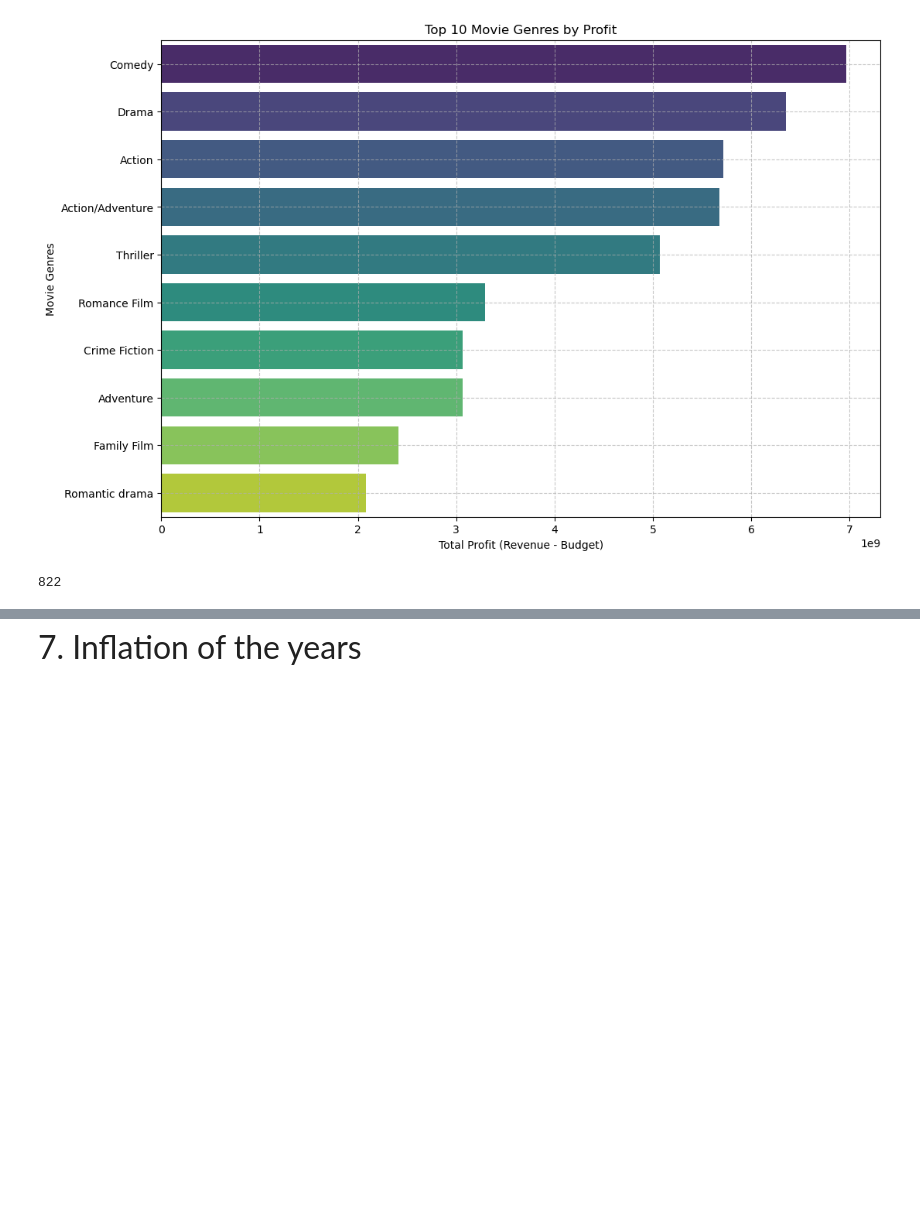
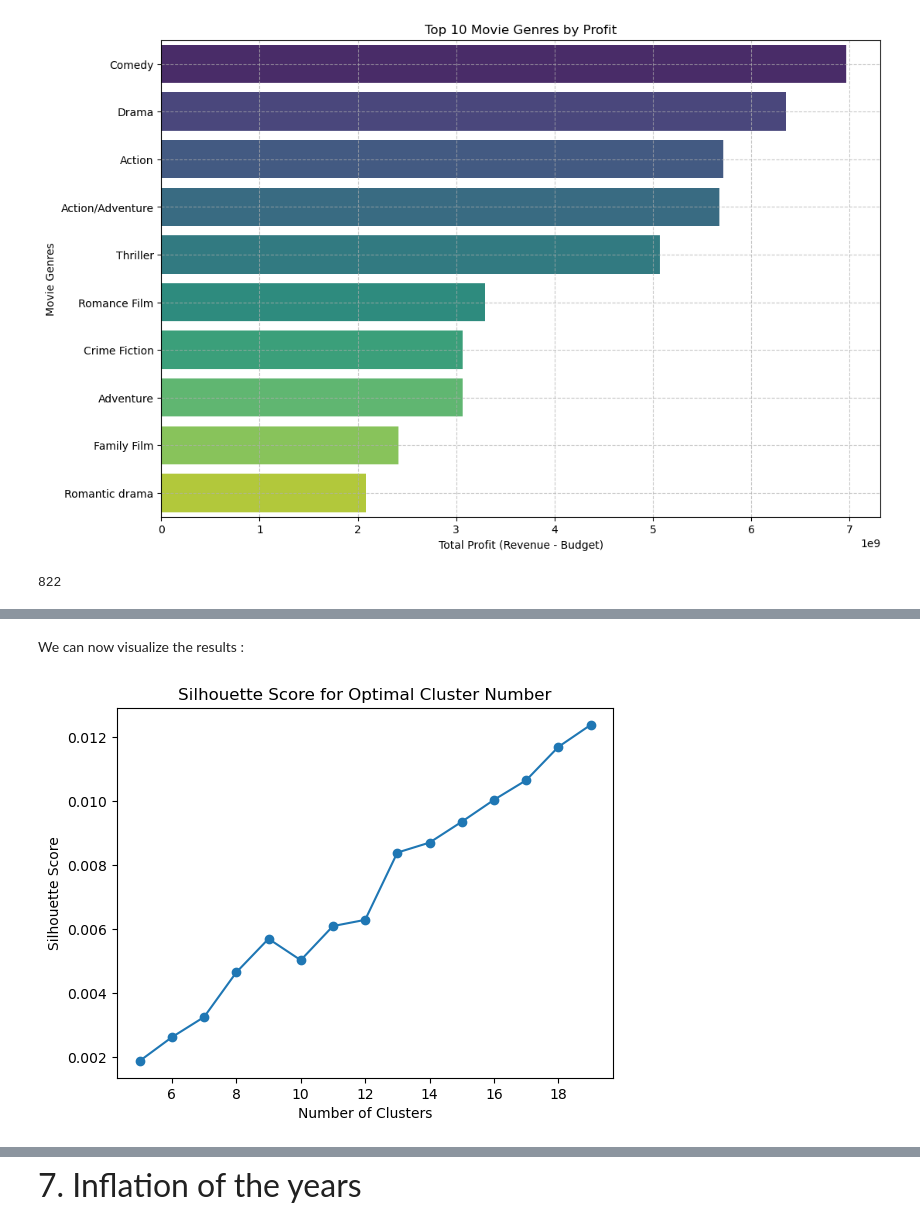
Before and after one commit to arthurEpfl/CMU_MovieCorpus_Data_Analysis, a Jupyter notebook: results.ipynb, the cells around one changed output, grey strips where cells are left out. Cells and saved outputs as stored; diff of their text form; code cells hidden in the pictures; blank space fills up the shorter version.

```diff
--- a/results.ipynb
+++ b/results.ipynb
@@ -117,0 +329,10 @@ Note: The dataframes used here to illustrate the methods used are directly obtai
+# %%
+imdb_movies['movie_title'] = imdb_movies['movie_title'].str.strip().str.replace(u'\xa0', '')
+
+# Convert title_year to integer type, handling missing values as pd.NA
+imdb_movies['title_year'] = imdb_movies['title_year'].fillna(0).astype(int).replace({0: pd.NA})
+imdb_movies = imdb_movies[['movie_title', 'title_year', 'gross']]
+
+# Convert 'gross' to numeric
+imdb_movies['gross'] = pd.to_numeric(imdb_movies['gross'], errors='coerce')
+imdb_movies = imdb_movies.dropna(subset=['gross'])
@@ -438,0 +805,2 @@ print(len(movies.profit))
+# %%
+movies_summary = pd.read_csv('data/processed/movies_summary_BO.csv')
@@ -438,0 +824,6 @@ print(len(movies.profit))
+# %%
+# Text Vectorization with TF-IDF
+tfidf_vectorizer = TfidfVectorizer(max_features=3000, stop_words='english')
+tfidf_matrix = tfidf_vectorizer.fit_transform(movies_summary['plot_summary'])
+
+combined_matrix = tfidf_matrix.toarray()
@@ -438,0 +845,18 @@ print(len(movies.profit))
+# %%
+from sklearn.metrics import silhouette_score
+silhouette_scores = []
+for i in range(5, 20):
+    kmeans = KMeans(n_clusters=i, random_state=0)
+    labels = kmeans.fit_predict(combined_matrix)
+    score = silhouette_score(combined_matrix, labels)
+    silhouette_scores.append(score)
+# %% [markdown]
+We can now visualize the results :
+# %%
+plt.plot(range(5, 20), silhouette_scores, marker='o')
+plt.xlabel("Number of Clusters")
+plt.ylabel("Silhouette Score")
+plt.title("Silhouette Score for Optimal Cluster Number")
+plt.show()
+# %% [output]
+[figure, added]
```
Also changed, not shown: parts of 126 cells of this notebook.
